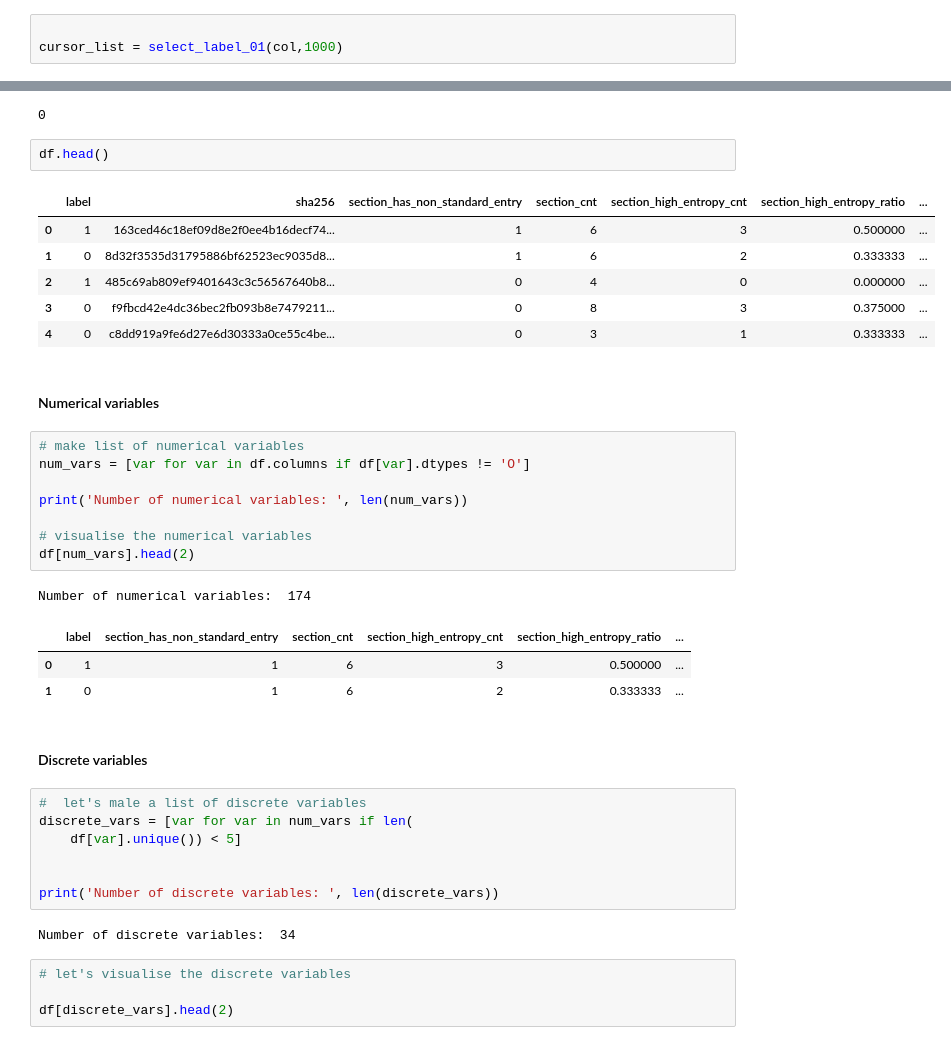
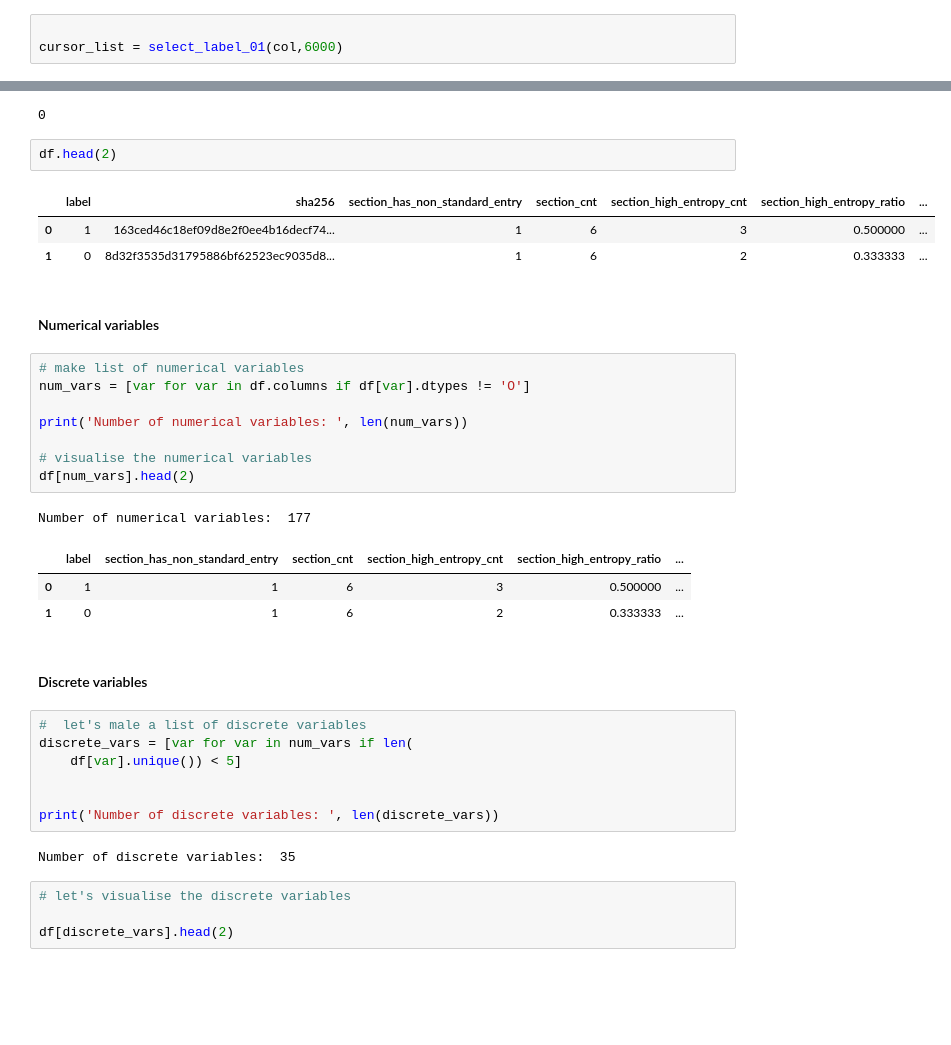
Before and after one commit to patrycjapiechowicz/cybersec, a Jupyter notebook: notebooks/part_1_feature_eingineering.ipynb, the cells around one changed output, grey strips where cells are left out. Cells and saved outputs as stored; diff of their text form; blank space fills up the shorter version.

```diff
--- a/notebooks/part_1_feature_eingineering.ipynb
+++ b/notebooks/part_1_feature_eingineering.ipynb
@@ -18,7 +18,7 @@ db = client.cybersec
 col = db.cybersec
 # %%
 
-cursor_list = select_label_01(col,1000)
+cursor_list = select_label_01(col,6000)
 # %%
 df = run_transformer(cursor_list)
 # %%
@@ -86,14 +93,11 @@ df.isnull().sum().sum()
 # %% [output]
 0
 # %%
-df.head()
+df.head(2)
 # %% [output]
 |  | label | sha256 | section_has_non_standard_entry | section_cnt | section_high_entropy_cnt | section_high_entropy_ratio | ... |
 | 0 | 1 | 163ced46c18ef09d8e2f0ee4b16decf74... | 1 | 6 | 3 | 0.500000 | ... |
 | 1 | 0 | 8d32f3535d31795886bf62523ec9035d8... | 1 | 6 | 2 | 0.333333 | ... |
-| 2 | 1 | 485c69ab809ef9401643c3c56567640b8... | 0 | 4 | 0 | 0.000000 | ... |
-| 3 | 0 | f9fbcd42e4dc36bec2fb093b8e7479211... | 0 | 8 | 3 | 0.375000 | ... |
-| 4 | 0 | c8dd919a9fe6d27e6d30333a0ce55c4be... | 0 | 3 | 1 | 0.333333 | ... |
 # %% [markdown]
 #### Numerical variables
 # %%
@@ -105,7 +109,7 @@ print('Number of numerical variables: ', len(num_vars))
 # visualise the numerical variables
 df[num_vars].head(2)
 # %% [output]
-Number of numerical variables:  174
+Number of numerical variables:  177
 |  | label | section_has_non_standard_entry | section_cnt | section_high_entropy_cnt | section_high_entropy_ratio | ... |
 | 0 | 1 | 1 | 6 | 3 | 0.500000 | ... |
 | 1 | 0 | 1 | 6 | 2 | 0.333333 | ... |
@@ -119,7 +123,7 @@ discrete_vars = [var for var in num_vars if len(
 
 print('Number of discrete variables: ', len(discrete_vars))
 # %% [output]
-Number of discrete variables:  34
+Number of discrete variables:  35
 # %%
 # let's visualise the discrete variables
 
```
Also changed, not shown: parts of 36 cells of this notebook.
